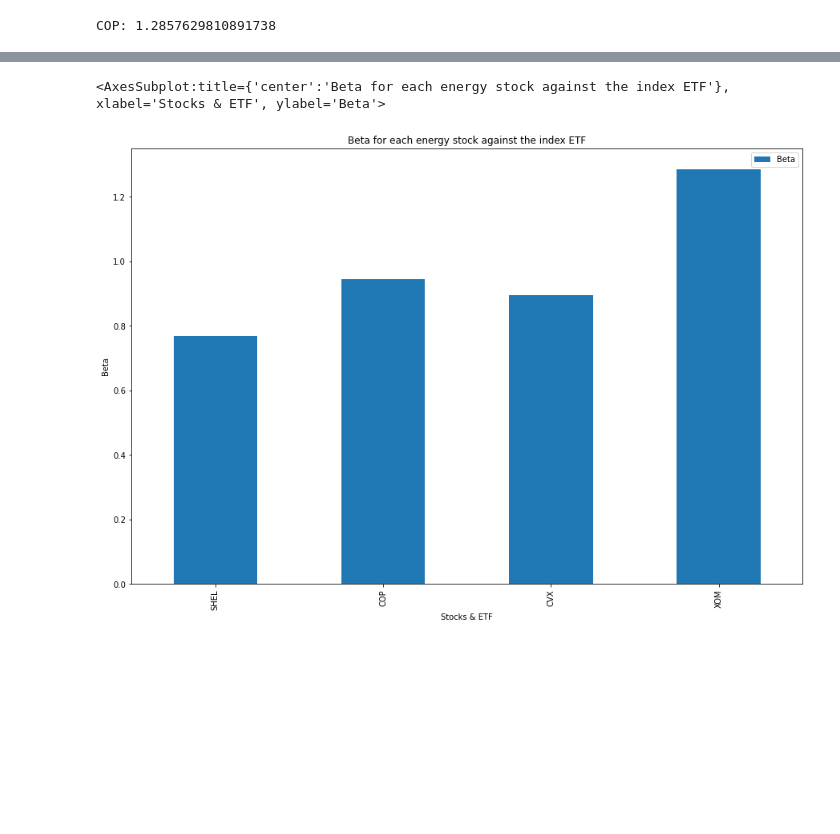
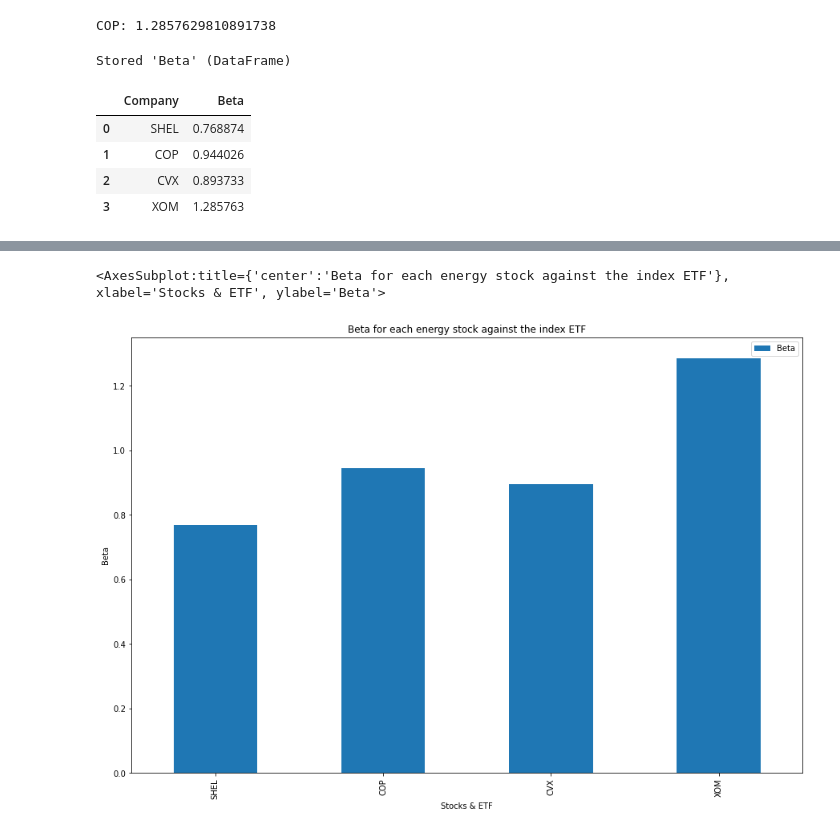
Before and after one commit to ggorovod/Sector-Stock-Selection-Model, a Jupyter notebook: Beta_test_push.ipynb, the cells around one changed output, grey strips where cells are left out. Cells and saved outputs as stored; diff of their text form; code cells hidden in the pictures; blank space fills up the shorter version.

```diff
--- a/Beta_test_push.ipynb
+++ b/Beta_test_push.ipynb
@@ -227,5 +227,14 @@ COP: 1.2857629810891738
 # %%
 # creat a dataframe for beta
 data = {'Company': ['SHEL','COP','CVX','XOM'],'Beta': [SHEL_beta,XOM_beta,CVX_beta,COP_beta,]}
 Beta=pd.DataFrame(data, columns= ['Company','Beta'])
+%store Beta
+Beta
+# %% [output]
+Stored 'Beta' (DataFrame)
+|  | Company | Beta |
+| 0 | SHEL | 0.768874 |
+| 1 | COP | 0.944026 |
+| 2 | CVX | 0.893733 |
+| 3 | XOM | 1.285763 |
 # %%
```
Also changed, not shown: parts of 3 cells of this notebook, 4 other files.
